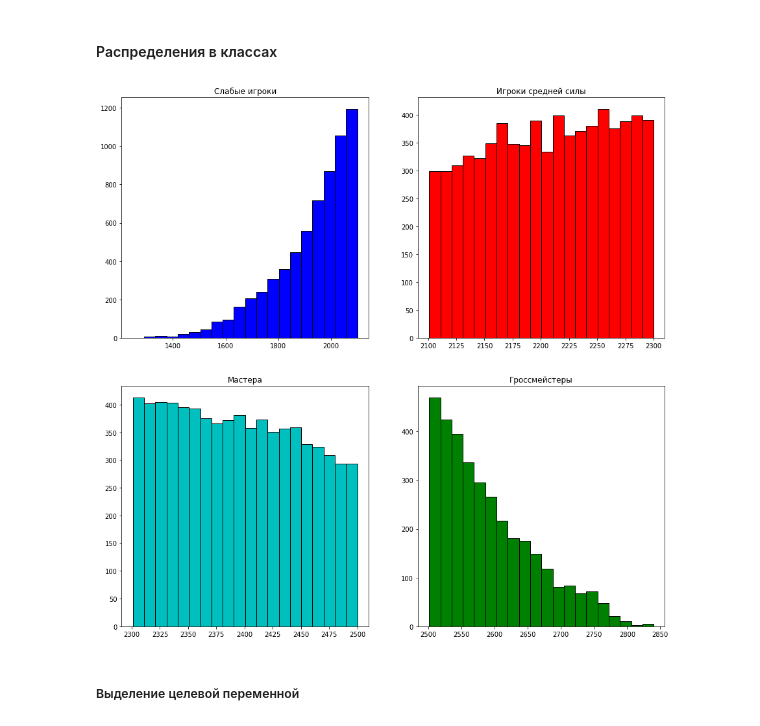
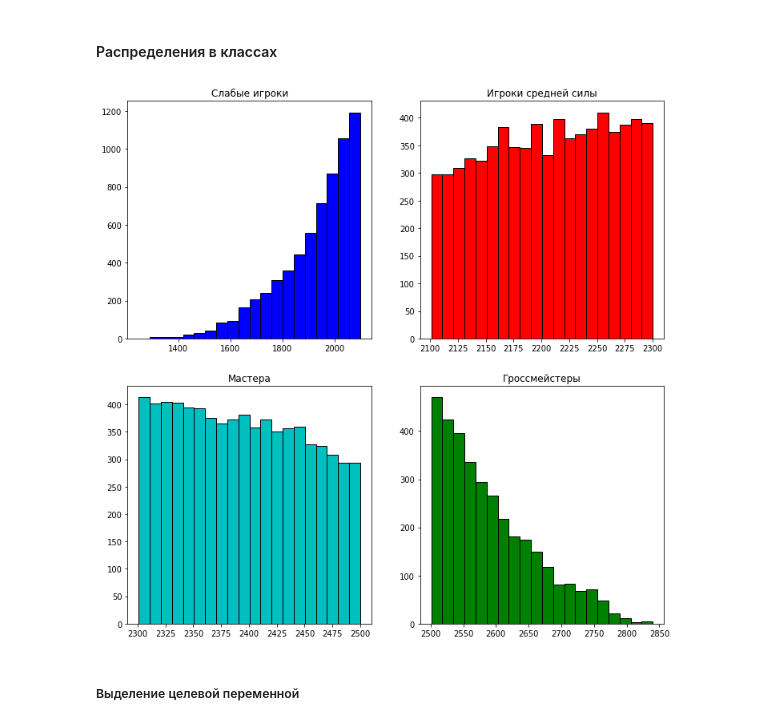
Before and after one commit to polinarod/PredictingRaitings, a Jupyter notebook: classifier.ipynb, the cells around one changed output. Saved outputs shown, nothing was run; the diff lists cells and outputs as text; code cells hidden in the pictures.

```diff
--- a/classifier.ipynb
+++ b/classifier.ipynb
@@ -249,31 +249,31 @@ elos.to_csv(r'C:\Users\vznam\Downloads\PredictingRatings-master\data\class_elos.
 # %% [markdown]
 #### Распределения в классах
 # %%
-fig=plt.figure(figsize=(15,15))
+fig=plt.figure(figsize=(12,12))
 
 novice=elos[elos['Class']=='novice']
 ax1=plt.subplot(2,2,1)
 plt.hist(novice.MeanElos,color='b',edgecolor = 'black', bins = 20)
 ax1.set_title('Слабые игроки')
 
 average=elos[elos['Class']=='average']
 ax2=plt.subplot(2,2,2)
 plt.hist(average.MeanElos,color='r',edgecolor = 'black', bins = 20)
 ax2.set_title('Игроки средней силы')
 
 master=elos[elos['Class']=='master']
 ax3=plt.subplot(2,2,3)
 plt.hist(master.MeanElos,color='c',edgecolor = 'black', bins = 20)
 ax3.set_title('Мастера')
 
 grandmaster=elos[elos['Class']=='grandmaster']
 ax4=plt.subplot(2,2,4)
 plt.hist(grandmaster.MeanElos,color='g',edgecolor = 'black', bins = 20)
 ax4.set_title('Гроссмейстеры')
 
 plt.show()
 # %% [output]
-[figure, old version]
+[figure, new version]
 # %% [markdown]
 ##### Выделение целевой переменной
 # %%
```
Also changed, not shown: parts of 4 cells of this notebook, 6 other files.
